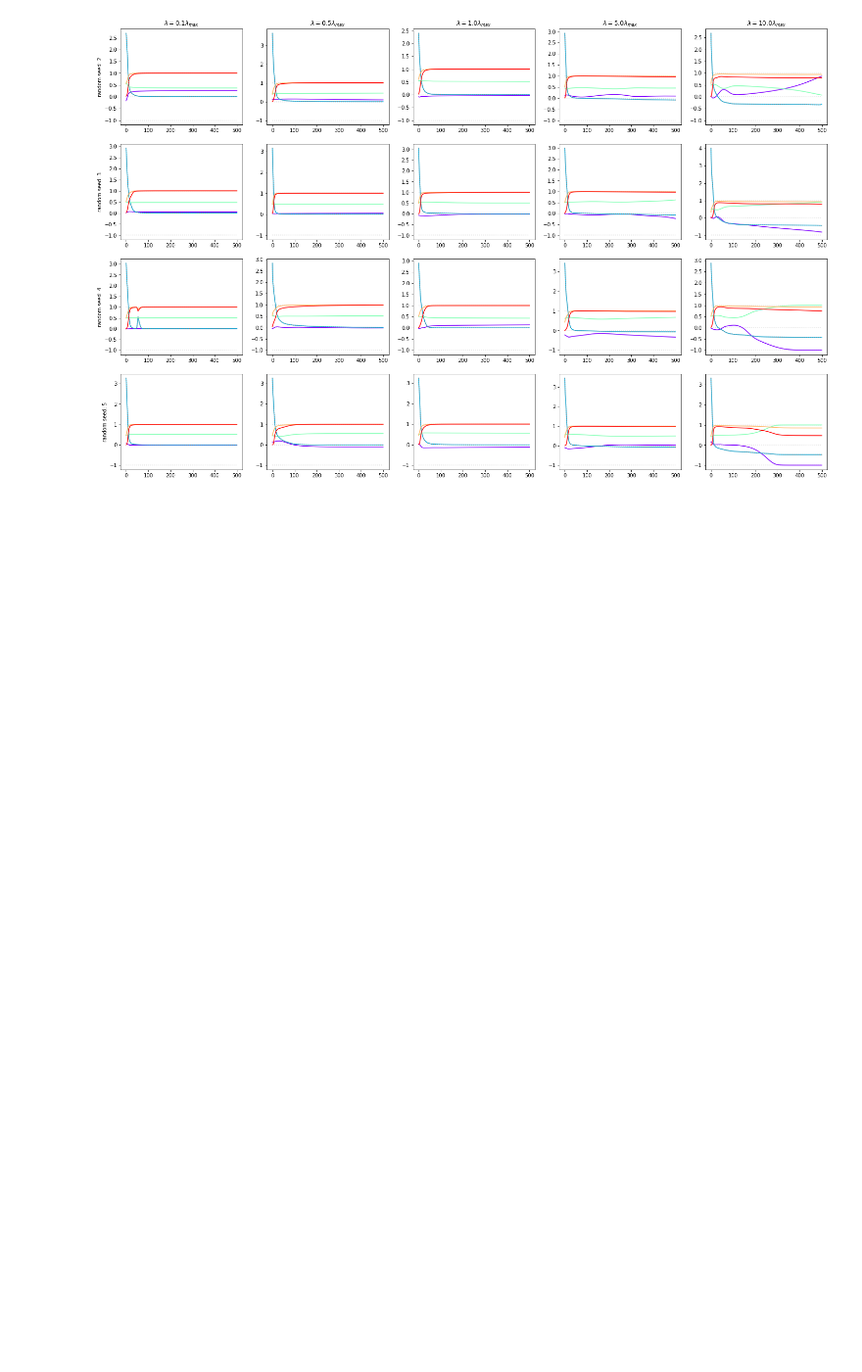
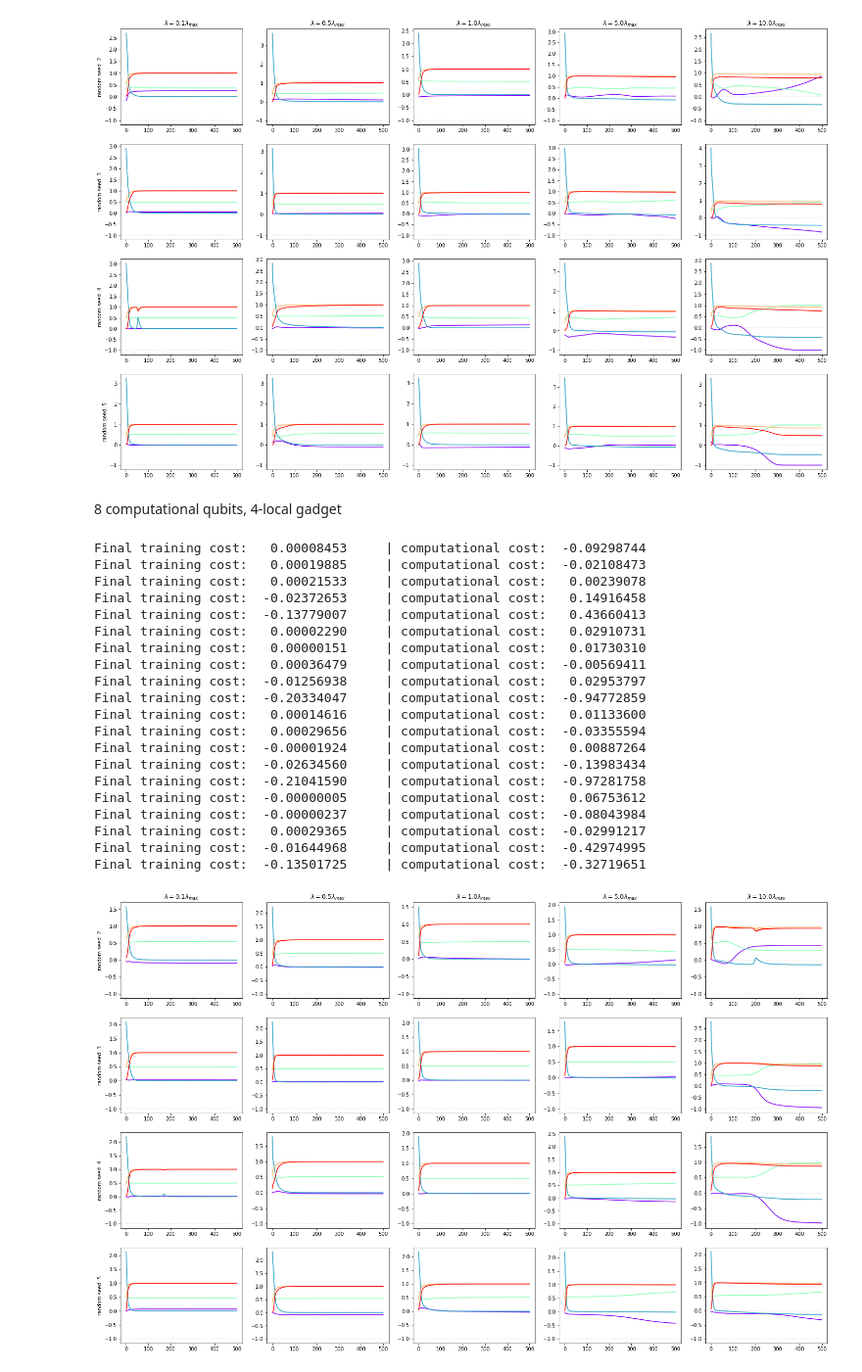
Before and after one commit to SimonCichy/barren-gadgets, a Jupyter notebook: plotting/relevant_results_new_gadgets.ipynb, the cells around one changed output. Shown at 98% size. Drawn from its saved outputs; the diff is of its cells as text; code cells hidden in the pictures; blank space fills up the shorter version.

```diff
--- a/plotting/relevant_results_new_gadgets.ipynb
+++ b/plotting/relevant_results_new_gadgets.ipynb
@@ -277,3 +278,58 @@ Final training cost:  -0.00061312     | computational cost:  -0.12364563
 Final training cost:  -0.07680589     | computational cost:   0.01645512
 Final training cost:  -0.47345366     | computational cost:  -0.99986683
 [figure]
+# %% [markdown]
+8 computational qubits, 4-local gadget
+# %%
+lambdas = [0.1, 0.5, 1, 5, 10]
+seeds = [2, 3, 4, 5]
+file_list = ['220719/training_nr{:0>4}'.format(nr) for nr in range(1, 5)]
+file_list += ['220720/training_nr{:0>4}'.format(nr) for nr in range(1, 12)]
+file_list += ['220721/training_nr{:0>4}'.format(nr) for nr in range(1, 6)]
+
+plt.rcParams["figure.figsize"] = 25, 16
+fig, axs = plt.subplots(4, 5)
+for s, seed in enumerate(seeds):
+    for l, lamb in enumerate(lambdas):
+        count = s * len(lambdas) + l
+        file = data_folder + '/training/' + file_list[count]
+        costs = get_training_costs(file + '.npz')
+        labels = get_training_labels2(file + '.txt')
+        colors = plt.cm.rainbow(np.linspace(0, 1, len(costs)-1))
+        axs[s, l].plot(np.ones(len(costs[0])), ':', c='gainsboro')
+        axs[s, l].plot(-np.ones(len(costs[0])), ':', c='gainsboro')
+        axs[s, l].plot(np.zeros(len(costs[0])), ':', c='gainsboro')
+        for i in range(1, len(costs)):
+            axs[s, l].plot(costs[i],'-', c=colors[i-1], label=labels[i])
+        axs[s, l].plot(costs[0],':', c='grey', label='Training')
+        if count == 24:
+            axs[s, l].legend()
+            axs[s, l].set_xlabel('iterations')
+        if s == 0:
+            axs[s, l].set_title(r'$\lambda = {:.1f}$'.format(lamb) + r'$\lambda_{max}$')
+        if l == 0:
+            axs[s, l].set_ylabel('random seed: {}'.format(seed))
+        print('Final training cost: {:12.8f}'.format(costs[0][-1]),
+              '    | computational cost: {:12.8f}'.format(costs[1][-1]))
+# %% [output]
+Final training cost:   0.00008453     | computational cost:  -0.09298744
+Final training cost:   0.00019885     | computational cost:  -0.02108473
+Final training cost:   0.00021533     | computational cost:   0.00239078
+Final training cost:  -0.02372653     | computational cost:   0.14916458
+Final training cost:  -0.13779007     | computational cost:   0.43660413
+Final training cost:   0.00002290     | computational cost:   0.02910731
+Final training cost:   0.00000151     | computational cost:   0.01730310
+Final training cost:   0.00036479     | computational cost:  -0.00569411
+Final training cost:  -0.01256938     | computational cost:   0.02953797
+Final training cost:  -0.20334047     | computational cost:  -0.94772859
+Final training cost:   0.00014616     | computational cost:   0.01133600
+Final training cost:   0.00029656     | computational cost:  -0.03355594
+Final training cost:  -0.00001924     | computational cost:   0.00887264
+Final training cost:  -0.02634560     | computational cost:  -0.13983434
+Final training cost:  -0.21041590     | computational cost:  -0.97281758
+Final training cost:  -0.00000005     | computational cost:   0.06753612
+Final training cost:  -0.00000237     | computational cost:  -0.08043984
+Final training cost:   0.00029365     | computational cost:  -0.02991217
+Final training cost:  -0.01644968     | computational cost:  -0.42974995
+Final training cost:  -0.13501725     | computational cost:  -0.32719651
+[figure, added]
```
Also changed, not shown: parts of 2 cells of this notebook, 2 other files.
